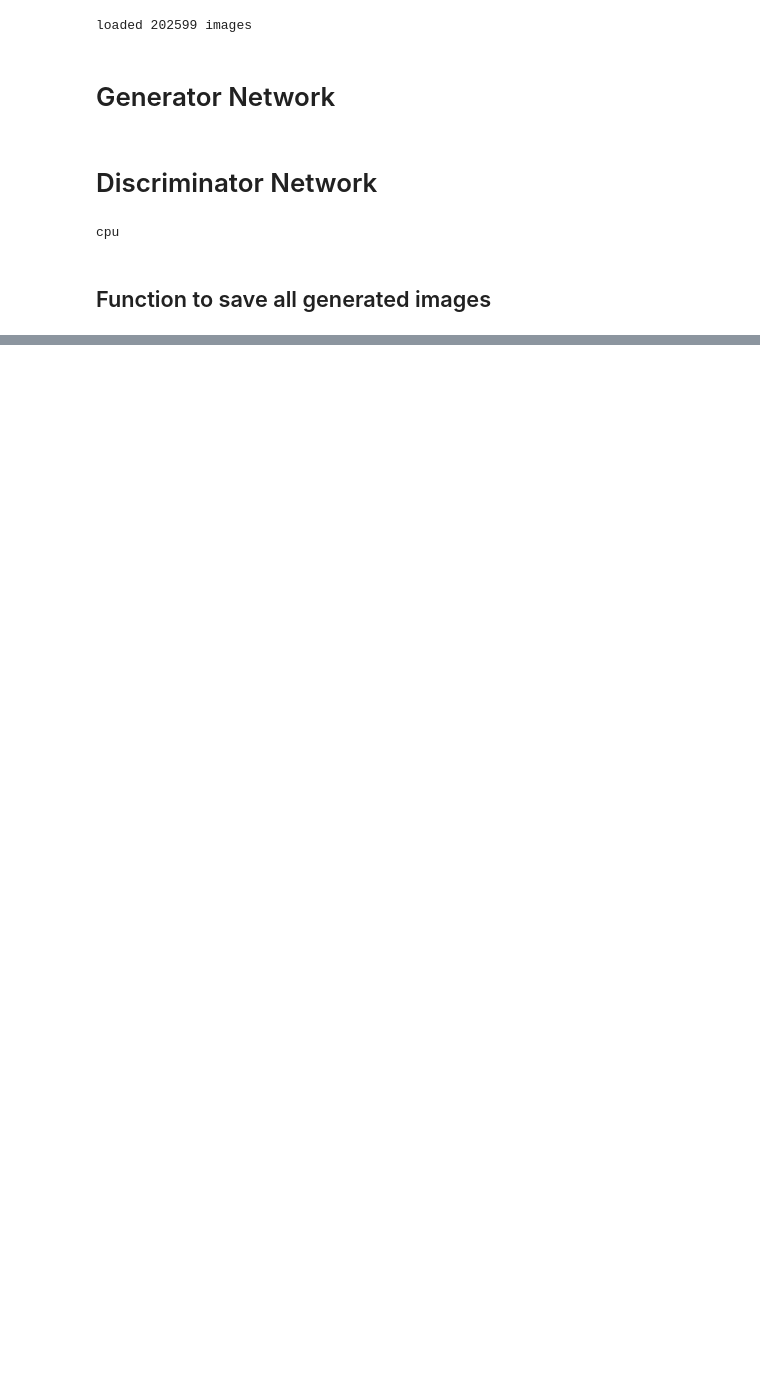
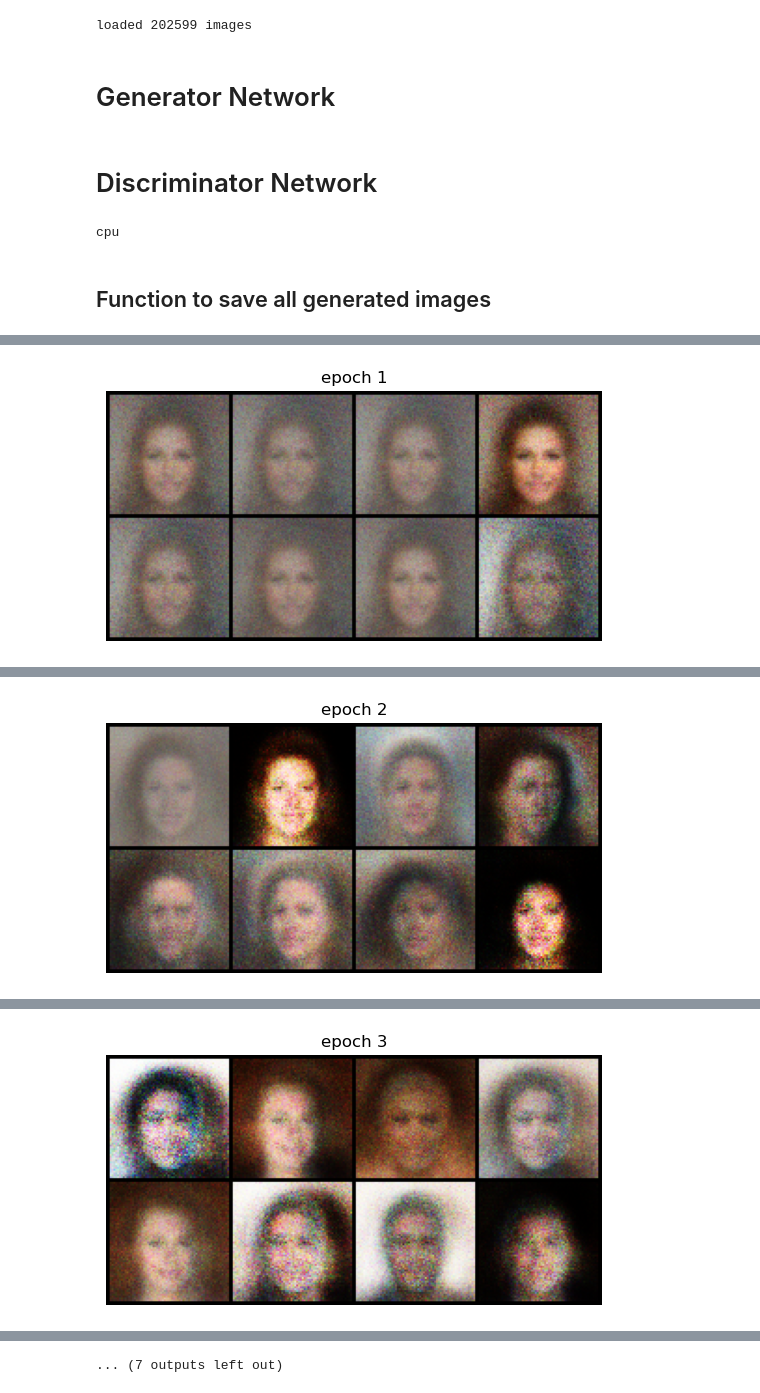
Before and after one commit to saphalkafle/AI-ML, a Jupyter notebook: Machine learning/Deep_Learning/GANs/vanilla.ipynb, the cells around one changed output, grey strips where cells are left out. Saved outputs shown, nothing was run; the diff lists cells and outputs as text; code cells hidden in the pictures; blank space fills up the shorter version.

Commit message:
Output of epochs

```diff
--- a/Machine learning/Deep_Learning/GANs/vanilla.ipynb
+++ b/Machine learning/Deep_Learning/GANs/vanilla.ipynb
@@ -15,8 +15,10 @@ class ImageProcessor:
 
 
         #list of path for all images
-        self.all_img_path = [os.path.join(root_dir_path) for img in os.listdir(root_dir_path)]
-
+        self.all_img_path = [
+            os.path.join(root_dir_path, img)
+            for img in os.listdir(root_dir_path)
+]
     def __len__(self):
         return len(self.all_img_path)
 
@@ -24,8 +26,8 @@ class ImageProcessor:
         img_path = self.all_img_path[idx]
         img = Image.open(img_path).convert("RGB")
 
-        if self.transformations:
-            img = self.transformations(img)
+        if self.transformation:
+            img = self.transformation(img)
 
         return img
 # %%
@@ -135,12 +137,12 @@ def train(generator,discriminator,dataloader,epochs=10):
 
             #create real and fake img labels
             real_labels = torch.ones(batch_size,1).to(device)
-            fake_labels = torch.zeros(batch_size,0).to(device)
+            fake_labels = torch.zeros(batch_size,1).to(device)
 
             #Train the Discriminator
             d_optimizer.zero_grad()
 
-            fake_imgs = generator(torch.randn(batch_size , 100)).to(device)
+            fake_imgs = generator(torch.randn(batch_size , 100).to(device))
 
             real_loss = GAN_loss(discriminator(real_imgs),real_labels)
             fake_loss = GAN_loss(discriminator(fake_imgs.detach()),fake_labels)
@@ -156,7 +158,7 @@ def train(generator,discriminator,dataloader,epochs=10):
             g_loss = GAN_loss(discriminator(fake_imgs),real_labels)
 
             g_loss.backward()
-            d_optimizer.step()
+            g_optimizer.step()
 
             if i%50==0:
                 print(f"for epoch:{epoch+1}/{epochs}... batch:{i+1}... G-loss:{g_loss}... D_loss:{d_loss}")
@@ -179,3 +181,6 @@ def save_generated_images(generator,epoch,device,num_imgs=8):
     plt.title(f"epoch {epoch+1}")
     plt.axis("off")
     plt.show()
+# %%
+train(generator,discriminator,dataloader,epochs=10)
+# %% [output]
@@ -181,0 +204 @@ def save_generated_images(generator,epoch,device,num_imgs=8):
+[figure, added]
@@ -181,0 +222 @@ def save_generated_images(generator,epoch,device,num_imgs=8):
+[figure, added]
@@ -181,0 +240 @@ def save_generated_images(generator,epoch,device,num_imgs=8):
+[figure, added]
@@ -181,0 +295 @@ def save_generated_images(generator,epoch,device,num_imgs=8):
+... (7 outputs left out)
```
Also changed, not shown: parts of 2 cells of this notebook.
